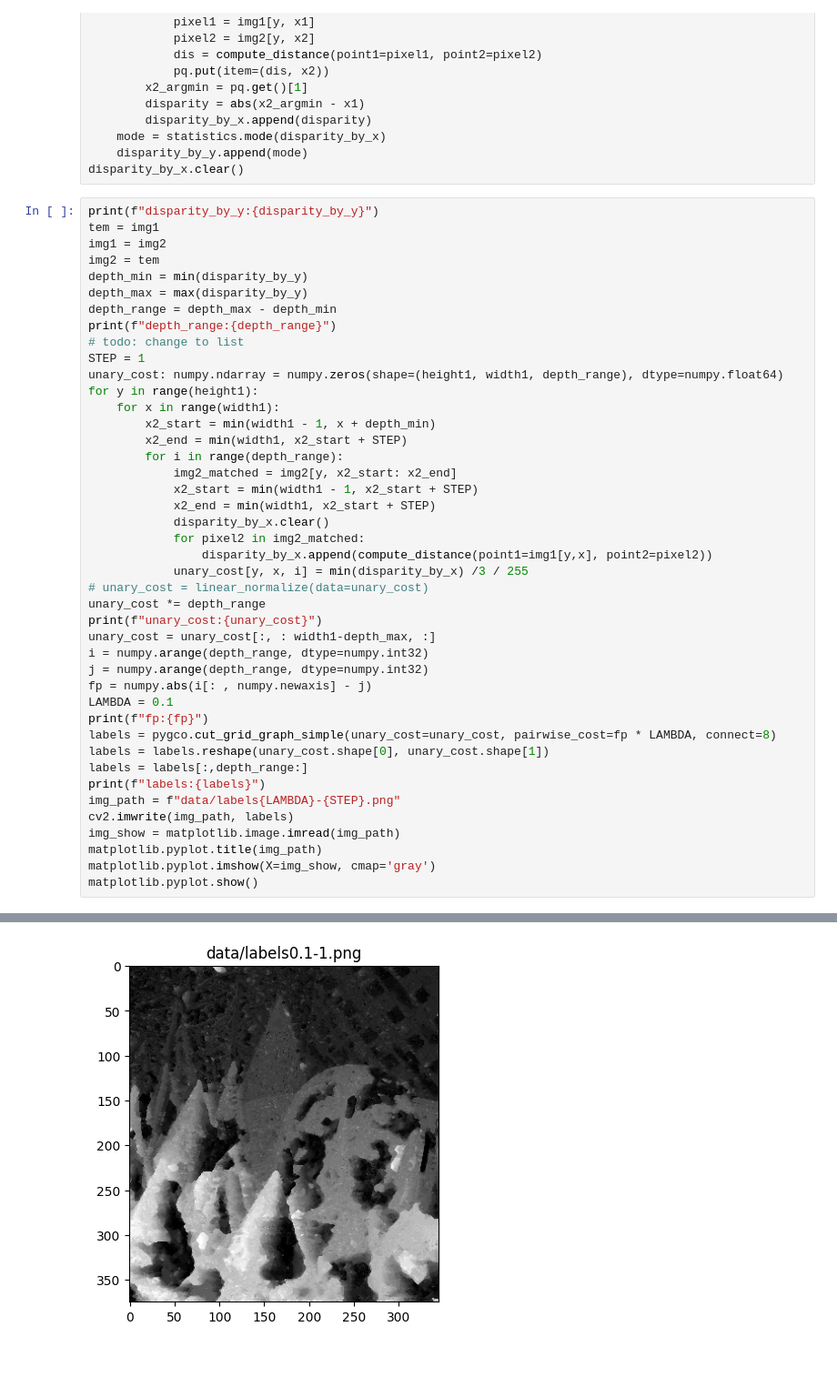
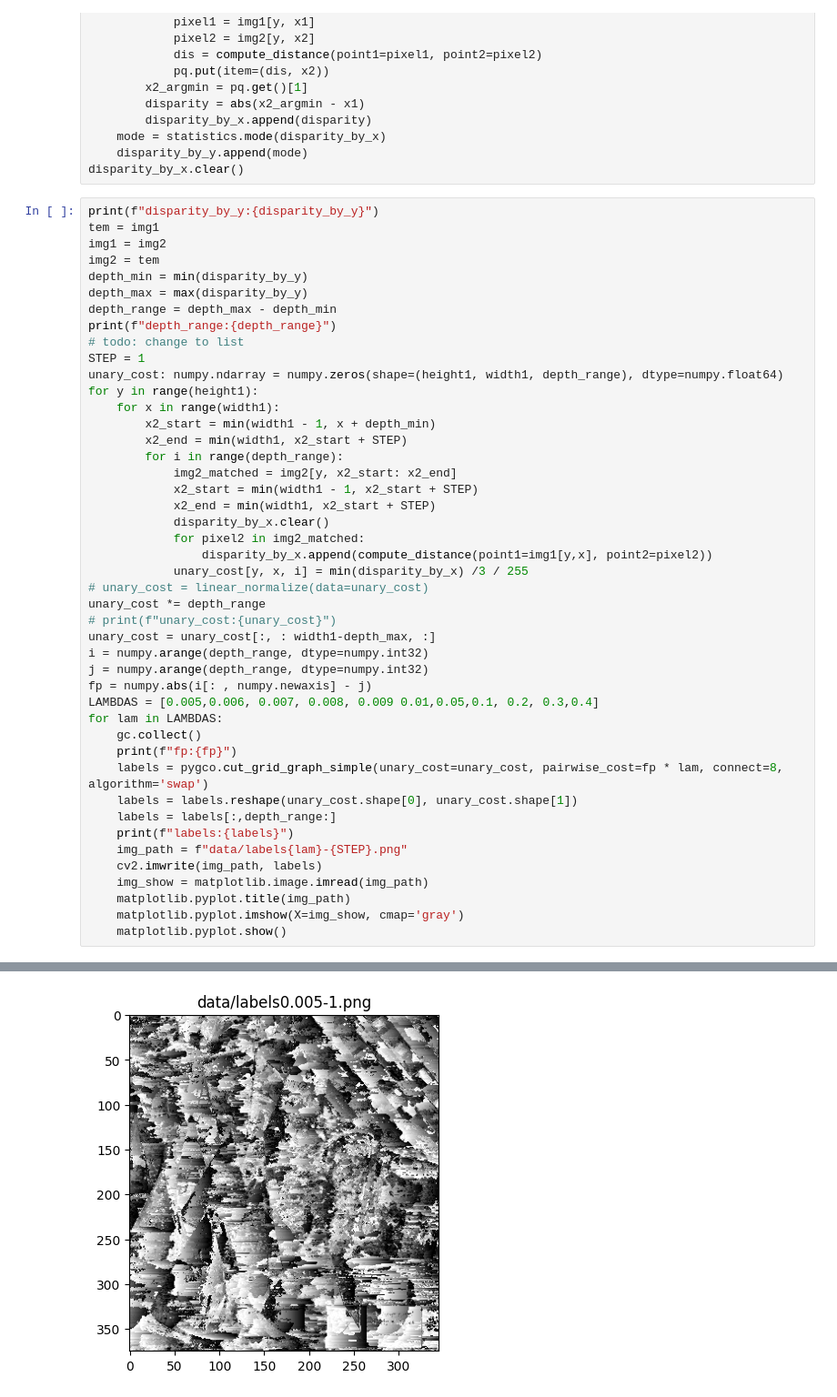
Before and after one commit to songkainpu/my-CV-Video, a Jupyter notebook: part2.ipynb, the cells around one changed output, grey strips where cells are left out. Shown at 91% size. Saved outputs shown, nothing was run; the diff lists cells and outputs as text; blank space fills up the shorter version.

```diff
--- a/part2.ipynb
+++ b/part2.ipynb
@@ -102,23 +103,25 @@ for y in range(height1):
             unary_cost[y, x, i] = min(disparity_by_x) /3 / 255
 # unary_cost = linear_normalize(data=unary_cost)
 unary_cost *= depth_range
-print(f"unary_cost:{unary_cost}")
+# print(f"unary_cost:{unary_cost}")
 unary_cost = unary_cost[:, : width1-depth_max, :]
 i = numpy.arange(depth_range, dtype=numpy.int32)
 j = numpy.arange(depth_range, dtype=numpy.int32)
 fp = numpy.abs(i[: , numpy.newaxis] - j)
-LAMBDA = 0.1
-print(f"fp:{fp}")
-labels = pygco.cut_grid_graph_simple(unary_cost=unary_cost, pairwise_cost=fp * LAMBDA, connect=8)
-labels = labels.reshape(unary_cost.shape[0], unary_cost.shape[1])
-labels = labels[:,depth_range:]
-print(f"labels:{labels}")
-img_path = f"data/labels{LAMBDA}-{STEP}.png"
-cv2.imwrite(img_path, labels)
-img_show = matplotlib.image.imread(img_path)
-matplotlib.pyplot.title(img_path)
-matplotlib.pyplot.imshow(X=img_show, cmap='gray')
-matplotlib.pyplot.show()
+LAMBDAS = [0.005,0.006, 0.007, 0.008, 0.009 0.01,0.05,0.1, 0.2, 0.3,0.4]
+for lam in LAMBDAS:
+    gc.collect()
+    print(f"fp:{fp}")
+    labels = pygco.cut_grid_graph_simple(unary_cost=unary_cost, pairwise_cost=fp * lam, connect=8, algorithm='swap')
+    labels = labels.reshape(unary_cost.shape[0], unary_cost.shape[1])
+    labels = labels[:,depth_range:]
+    print(f"labels:{labels}")
+    img_path = f"data/labels{lam}-{STEP}.png"
+    cv2.imwrite(img_path, labels)
+    img_show = matplotlib.image.imread(img_path)
+    matplotlib.pyplot.title(img_path)
+    matplotlib.pyplot.imshow(X=img_show, cmap='gray')
+    matplotlib.pyplot.show()
 # %% [output]
 disparity_by_y:[20, 19, 19, 18, 21, 20, 20, 19, 20, 17, 18, 18, 21, 18, 19, 20, 21, 20, 20, 20, 18, 19, 20, 18, 15, 20, 19, 20, 18, 24, 20, 20, 18, 19, 16, 20, 18, 20, 19, 19, 20, 20, 21, 20, 20, 19,  ...
 depth_range:45
@@ -140 +142 @@ unary_cost:[[[14.33333333  9.58823529  4.82352941 ... 12.96078431 12.78431373
-[figure, old version]
+[figure, new version]
```
Also changed, not shown: parts of 2 cells of this notebook, 29 other files.
